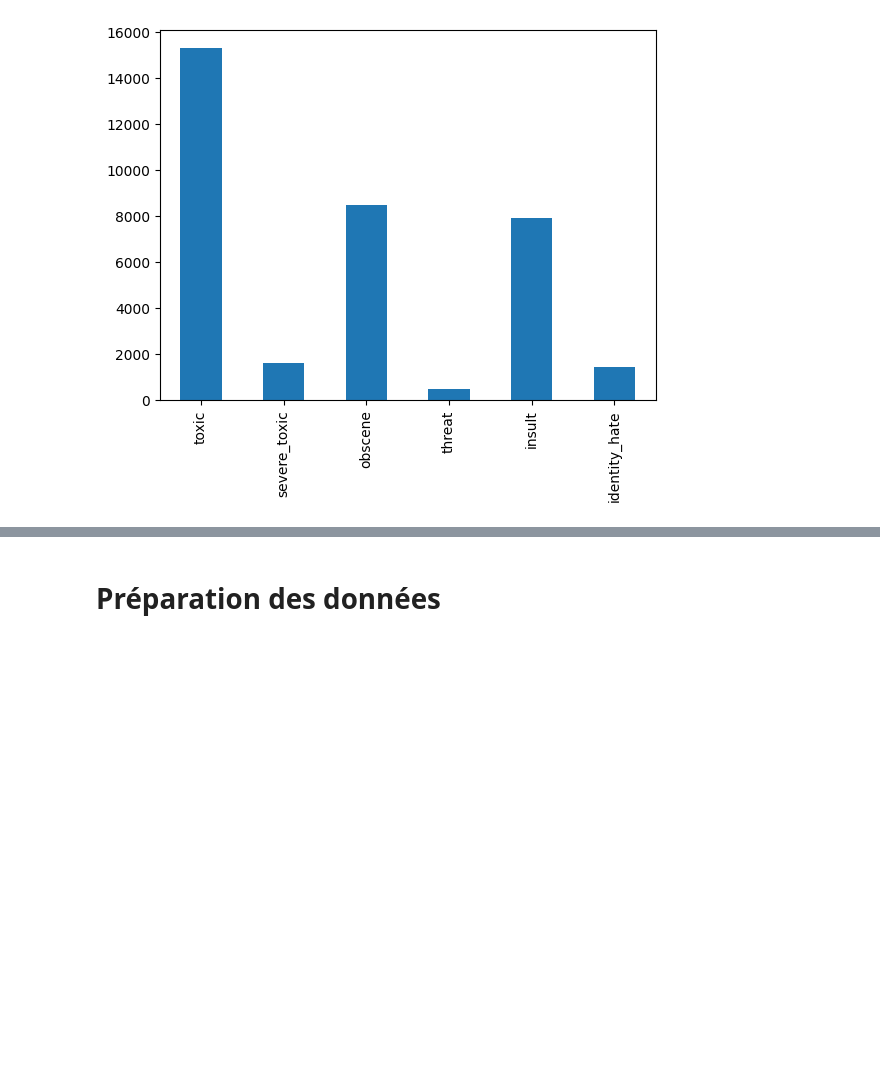
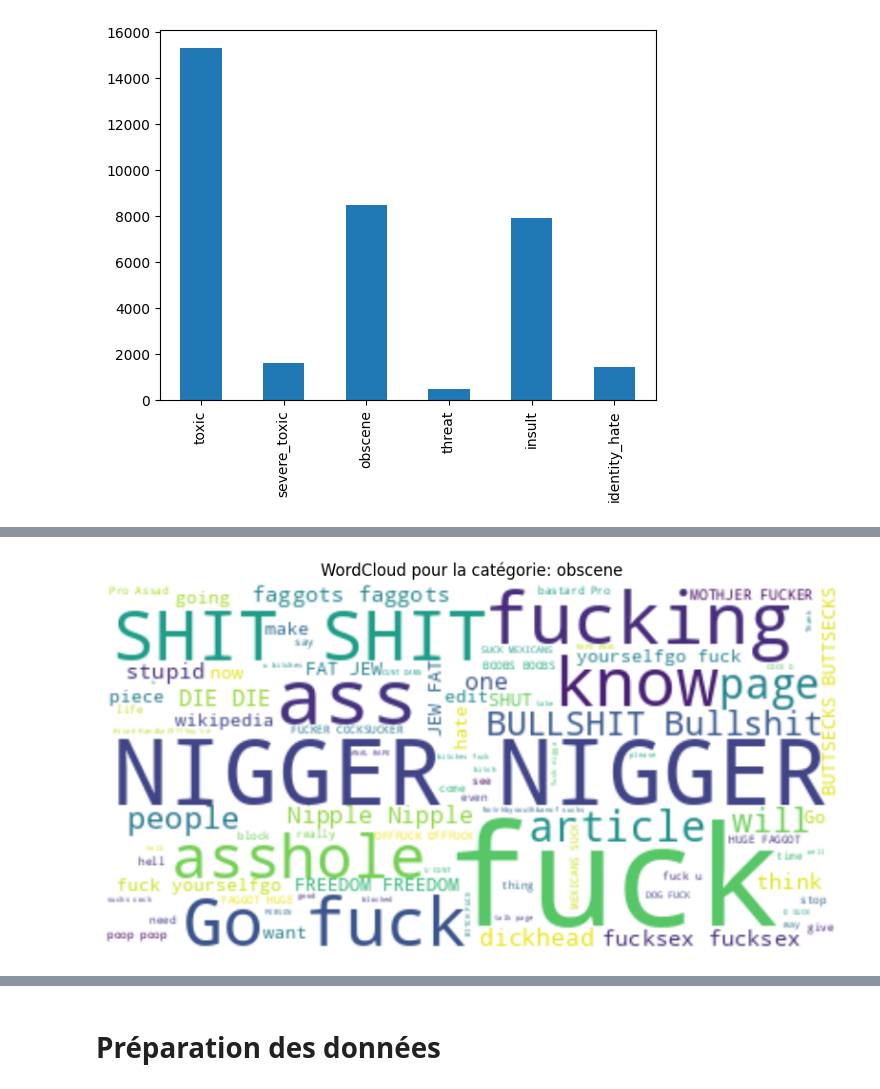
Before and after one commit to SteevenB/ToxicCommentsClassification, a Jupyter notebook: Classification_commentaires_toxiques.ipynb, the cells around one changed output, grey strips where cells are left out. Cells and saved outputs as stored; diff of their text form; code cells hidden in the pictures; blank space fills up the shorter version.

```diff
--- a/Classification_commentaires_toxiques.ipynb
+++ b/Classification_commentaires_toxiques.ipynb
@@ -73,0 +119,4 @@ label_count.plot(kind="bar")
+# %%
+generate_wordcloud(data, 'obscene')
+# %% [output]
+[figure, added]
```
Also changed, not shown: parts of 7 cells of this notebook.
